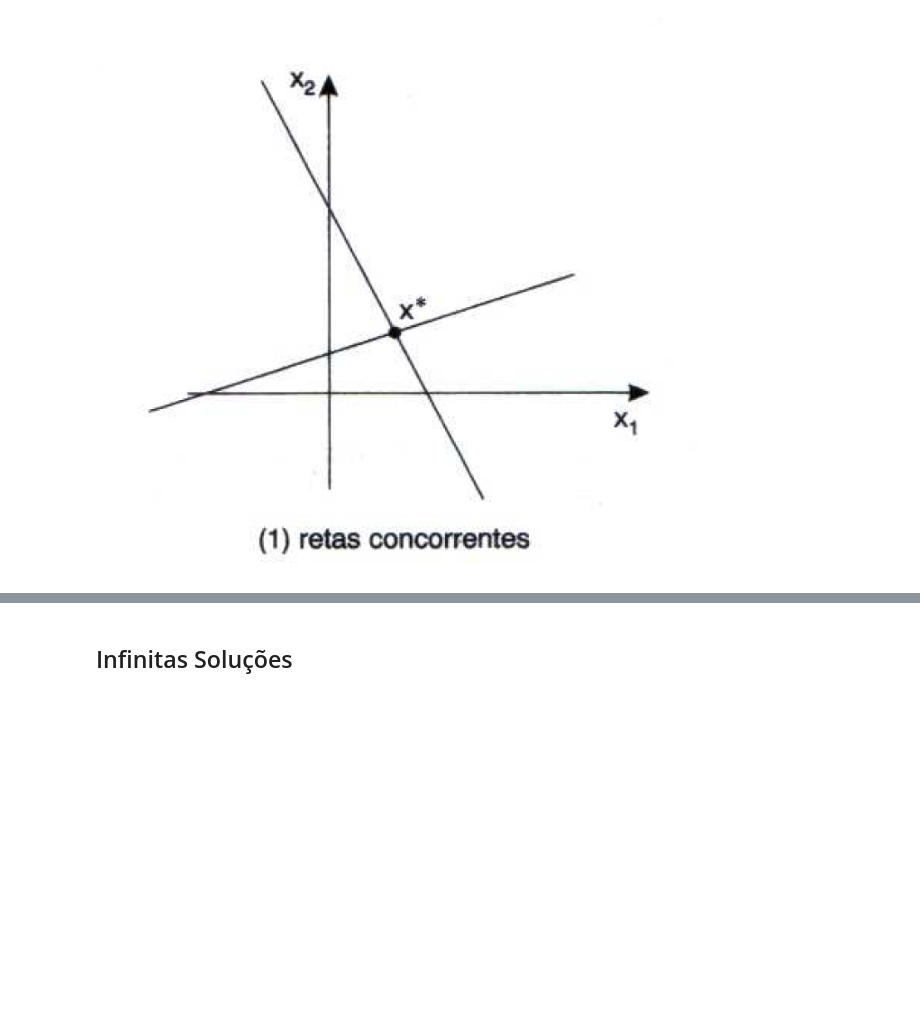
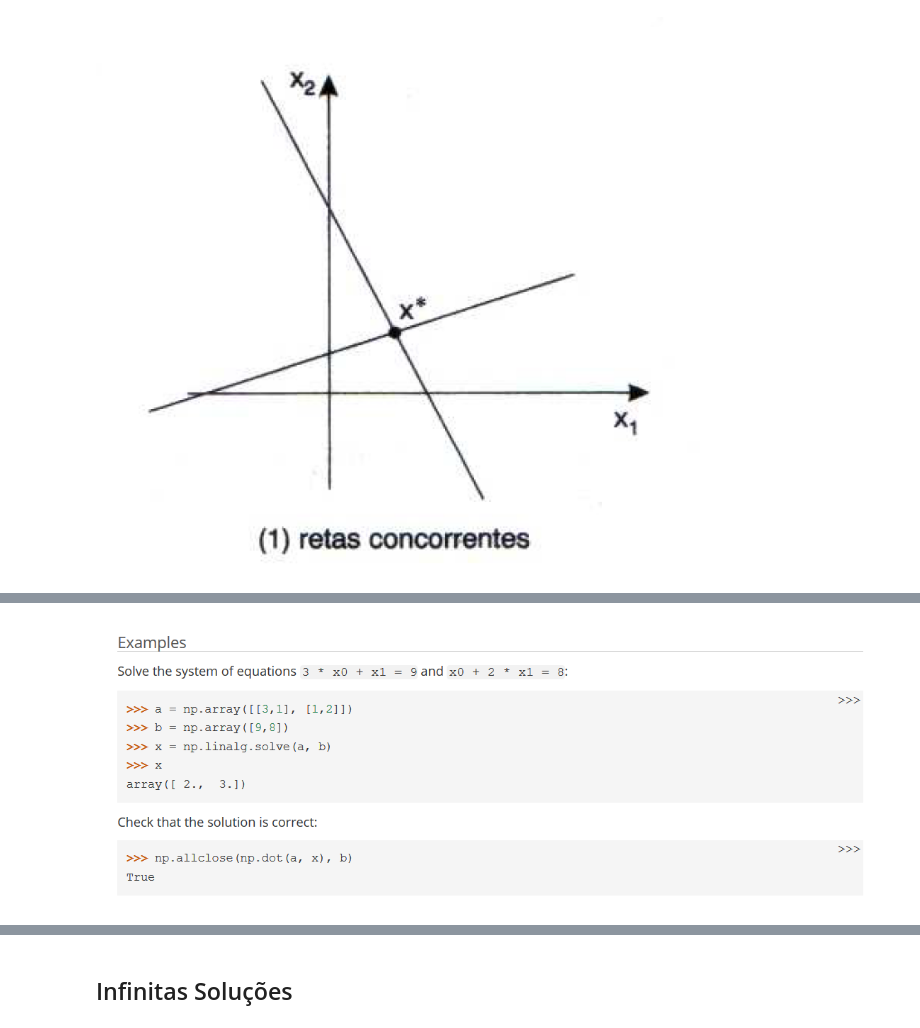
Before and after one commit to ClaudomiroSales/MatematicaComputacionalUFPA, a Jupyter notebook: Resolução de Sistemas Lineares/Resolução de Sistemas Lineares - Introdução.ipynb, the cells around one changed output, grey strips where cells are left out. Saved outputs shown, nothing was run; the diff lists cells and outputs as text; code cells hidden in the pictures; blank space fills up the shorter version.

```diff
--- a/Resolução de Sistemas Lineares/Resolução de Sistemas Lineares - Introdução.ipynb
+++ b/Resolução de Sistemas Lineares/Resolução de Sistemas Lineares - Introdução.ipynb
@@ -55,0 +64,4 @@ Image(filename = pathFileImages + 'Fig_Intro_5_2.png')
+# %%
+Image(filename = pathFileImages + 'numpyLinalgSolve2.png')
+# %% [output]
+[figure, added]
```
Also changed, not shown: parts of 25 cells of this notebook, 14 other files.
